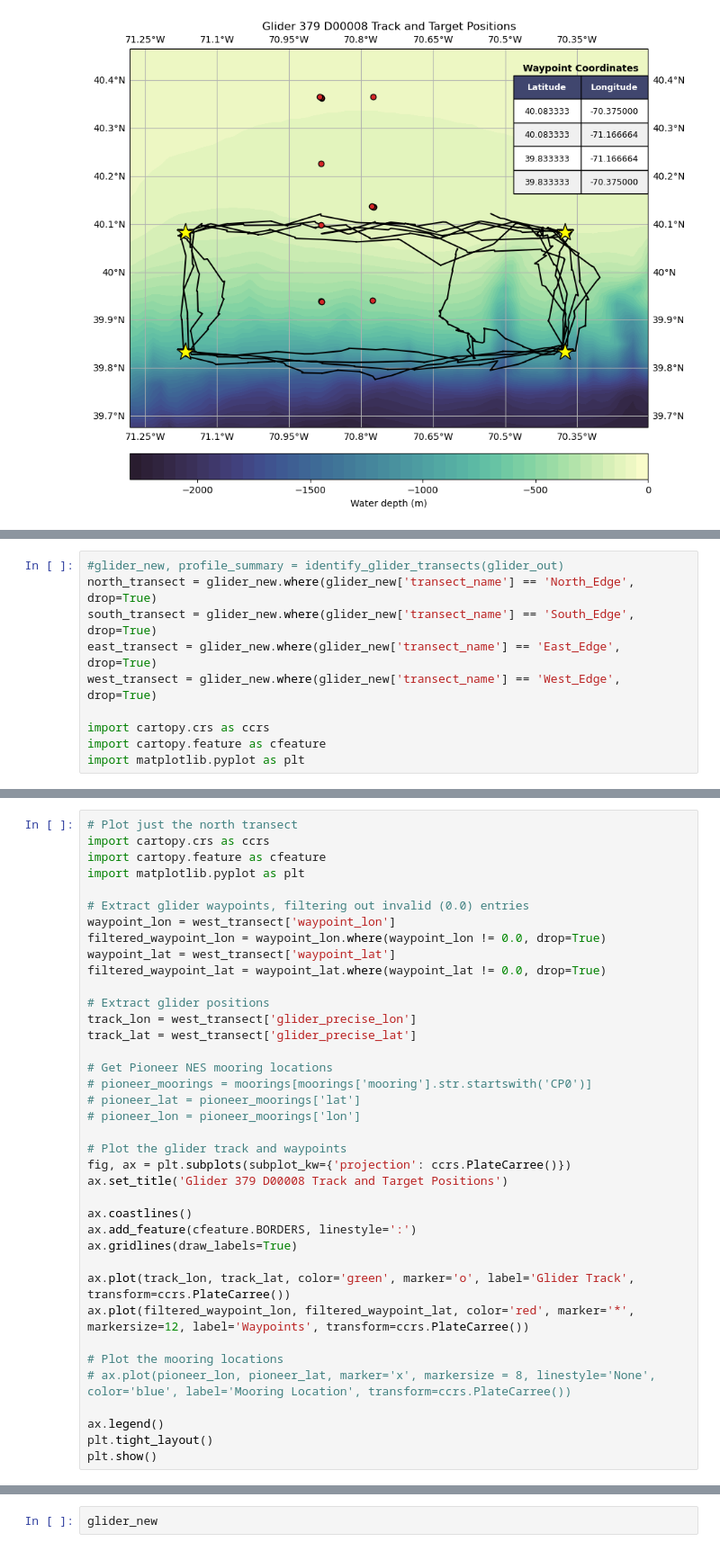
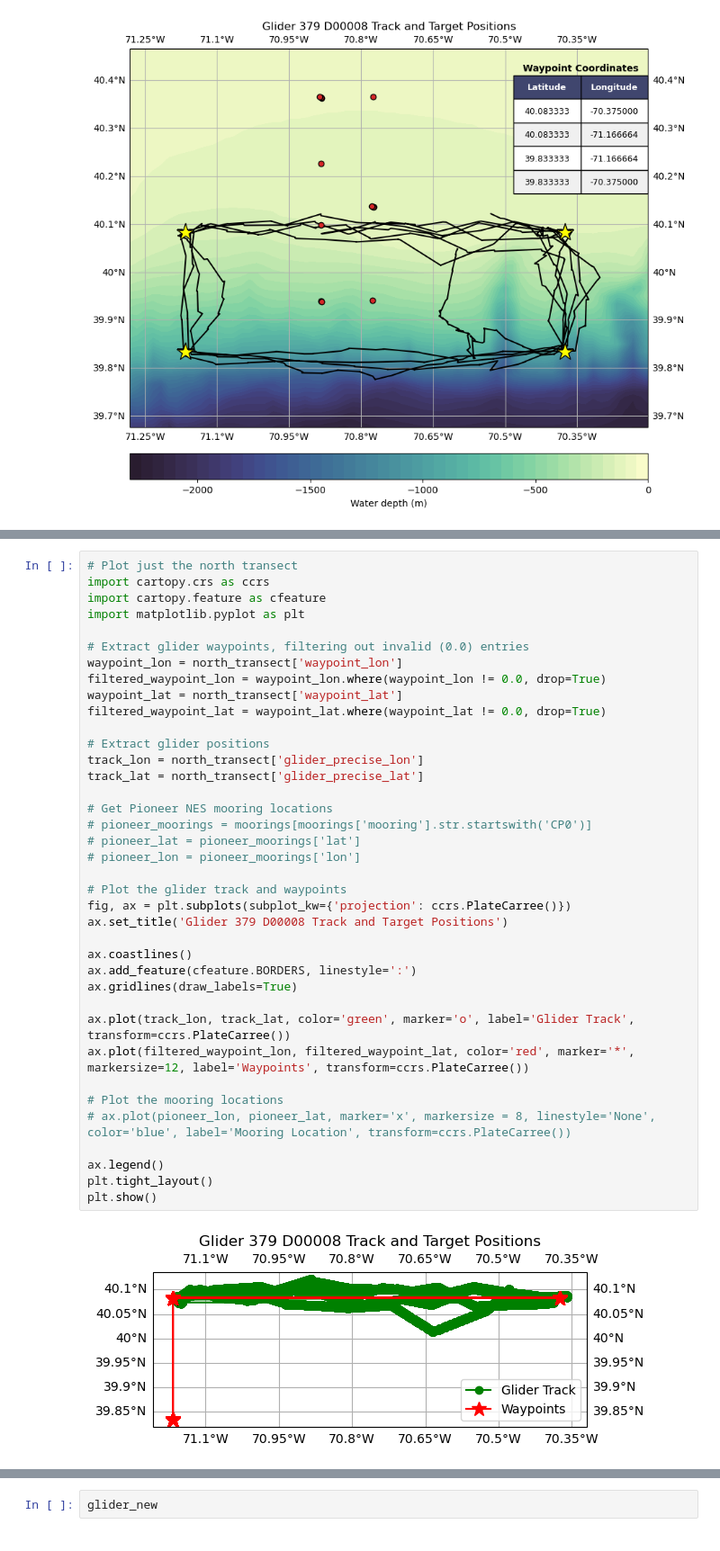
Before and after one commit to WHOIGit/ooicgsn_glider_dvl, a Jupyter notebook: notebooks/3.1-alternative-data-analysis.ipynb, the cells around one changed output, grey strips where cells are left out. Shown at 90% size. Drawn from its saved outputs; the diff is of its cells as text.

```diff
--- a/notebooks/3.1-alternative-data-analysis.ipynb
+++ b/notebooks/3.1-alternative-data-analysis.ipynb
@@ -87,10 +127,0 @@ np.unique(glider_new['profile_id'][glider_new['is_deviation'] == True])
-# %%
-#glider_new, profile_summary = identify_glider_transects(glider_out)
-north_transect = glider_new.where(glider_new['transect_name'] == 'North_Edge', drop=True)
-south_transect = glider_new.where(glider_new['transect_name'] == 'South_Edge', drop=True)
-east_transect = glider_new.where(glider_new['transect_name'] == 'East_Edge', drop=True)
-west_transect = glider_new.where(glider_new['transect_name'] == 'West_Edge', drop=True)
-
-import cartopy.crs as ccrs
-import cartopy.feature as cfeature
-import matplotlib.pyplot as plt
@@ -101,34 +165,36 @@ import cartopy.feature as cfeature
 import matplotlib.pyplot as plt
 
 # Extract glider waypoints, filtering out invalid (0.0) entries
-waypoint_lon = west_transect['waypoint_lon']
+waypoint_lon = north_transect['waypoint_lon']
 filtered_waypoint_lon = waypoint_lon.where(waypoint_lon != 0.0, drop=True)
-waypoint_lat = west_transect['waypoint_lat']
+waypoint_lat = north_transect['waypoint_lat']
 filtered_waypoint_lat = waypoint_lat.where(waypoint_lat != 0.0, drop=True)
 
 # Extract glider positions
-track_lon = west_transect['glider_precise_lon']
-track_lat = west_transect['glider_precise_lat']
+track_lon = north_transect['glider_precise_lon']
+track_lat = north_transect['glider_precise_lat']
 
 # Get Pioneer NES mooring locations
 # pioneer_moorings = moorings[moorings['mooring'].str.startswith('CP0')]
 # pioneer_lat = pioneer_moorings['lat']
 # pioneer_lon = pioneer_moorings['lon']
 
 # Plot the glider track and waypoints
 fig, ax = plt.subplots(subplot_kw={'projection': ccrs.PlateCarree()})
 ax.set_title('Glider 379 D00008 Track and Target Positions')
 
 ax.coastlines()
 ax.add_feature(cfeature.BORDERS, linestyle=':')
 ax.gridlines(draw_labels=True)
 
 ax.plot(track_lon, track_lat, color='green', marker='o', label='Glider Track', transform=ccrs.PlateCarree())
 ax.plot(filtered_waypoint_lon, filtered_waypoint_lat, color='red', marker='*', markersize=12, label='Waypoints', transform=ccrs.PlateCarree())
 
 # Plot the mooring locations
 # ax.plot(pioneer_lon, pioneer_lat, marker='x', markersize = 8, linestyle='None', color='blue', label='Mooring Location', transform=ccrs.PlateCarree())
 
 ax.legend()
 plt.tight_layout()
 plt.show()
+# %% [output]
+[figure, added]
```
Also changed, not shown: parts of 17 cells of this notebook.
